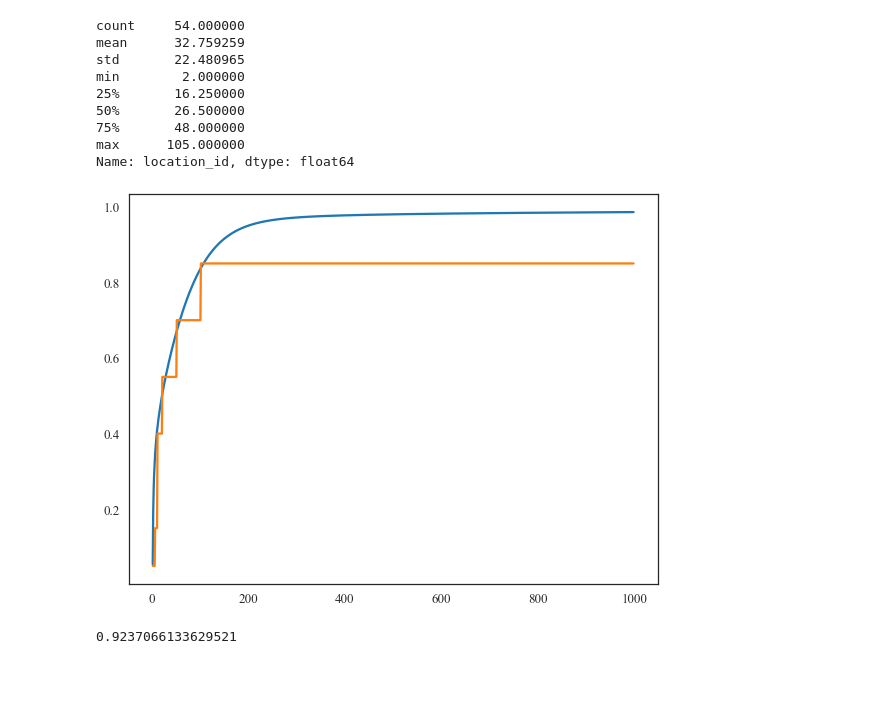
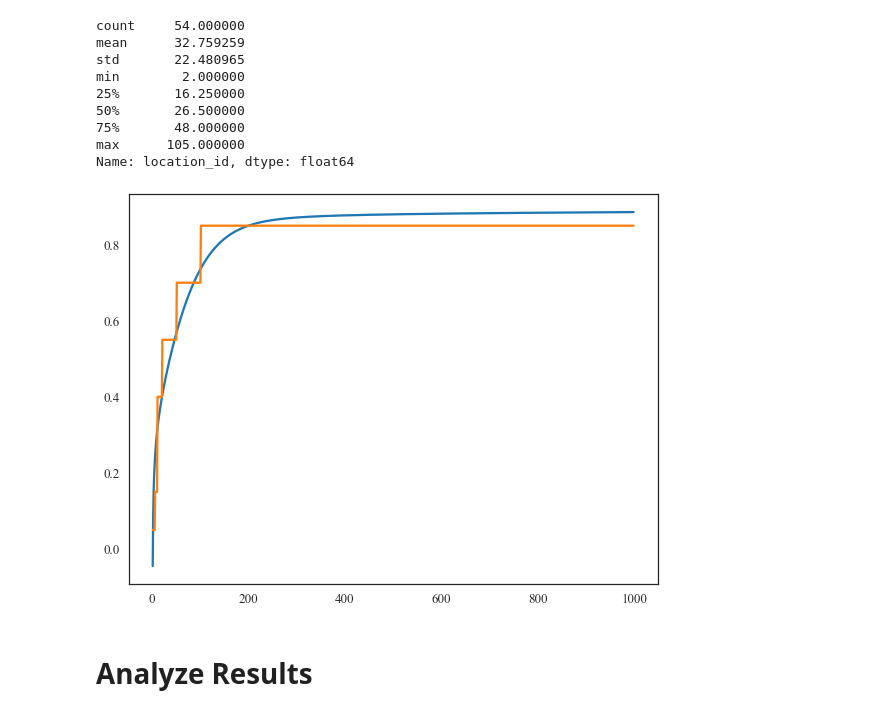
Before and after one commit to galbraic/spatial-assocr, a Jupyter notebook: notebooks/MDC.ipynb, the cells around one changed output. Saved outputs shown, nothing was run; the diff lists cells and outputs as text; code cells hidden in the pictures; blank space fills up the shorter version.

```diff
--- a/notebooks/MDC.ipynb
+++ b/notebooks/MDC.ipynb
@@ -657,25 +658,25 @@ X_p, Y_p, Z_p = eval_density(pop_kde, xlim=xlim, ylim=ylim, delta=delta)
 # X_m, Y_m, Z_m = eval_density(mix_kde, xlim=xlim, ylim=ylim, delta=delta)
 # %%
-set_style()
+# set_style()
 
-f, ax = plt.subplots()
+# f, ax = plt.subplots()
 
-plt.contourf(
-    X_p, Y_p, Z_p,
-    levels=np.linspace(-15,15,100),
-    cmap='bone',
-    extend='min',
-)
-plt.colorbar()
+# plt.contourf(
+#     X_p, Y_p, Z_p,
+#     levels=np.linspace(-15,15,100),
+#     cmap='bone',
+#     extend='min',
+# )
+# plt.colorbar()
 
-plt.xticks([])
-plt.xlabel('')
-plt.yticks([])
-plt.ylabel('')
+# plt.xticks([])
+# plt.xlabel('')
+# plt.yticks([])
+# plt.ylabel('')
 
-set_size(f, 8, 6)
+# set_size(f, 8, 6)
 
-plt.show()
+# plt.show()
 # %% [output]
 [figure]
 # %%
@@ -803,36 +804,34 @@ def compute_weight(n_a):
         alpha = 0.05
     elif n_a > 5 and n_a <= 10:
         alpha = 0.15
     elif n_a > 10 and n_a <= 20:
         alpha = 0.40
     elif n_a > 20 and n_a <= 50:
         alpha = 0.55
     elif n_a > 50 and n_a <= 100:
         alpha = 0.70
     elif n_a > 100:
         alpha = 0.85
     return alpha
 
 
 def weight_func(n_a):
-    return (1 + np.exp(-0.02*n_a))**-1 - 0.45*n_a**(-1/2)
+    return (1 + np.exp(-0.02*n_a))**-1 - 0.45*n_a**(-1/2) - 0.1
 
 
 x = np.arange(1,1000,1)
 
 set_style()
 
 f, ax = plt.subplots()
 
 plt.plot(x, weight_func(x))
 plt.plot(x, [compute_weight(i) for i in x])
 
 set_size(f, 8, 6)
 
 plt.show()
 # %% [output]
-[figure, old version]
+[figure, new version]
-# %%
-weight_func(300)
-# %% [output]
-0.9237066133629521
+# %% [markdown]
+# Analyze Results
```
Also changed, not shown: parts of 10 cells of this notebook, 1 other file.
